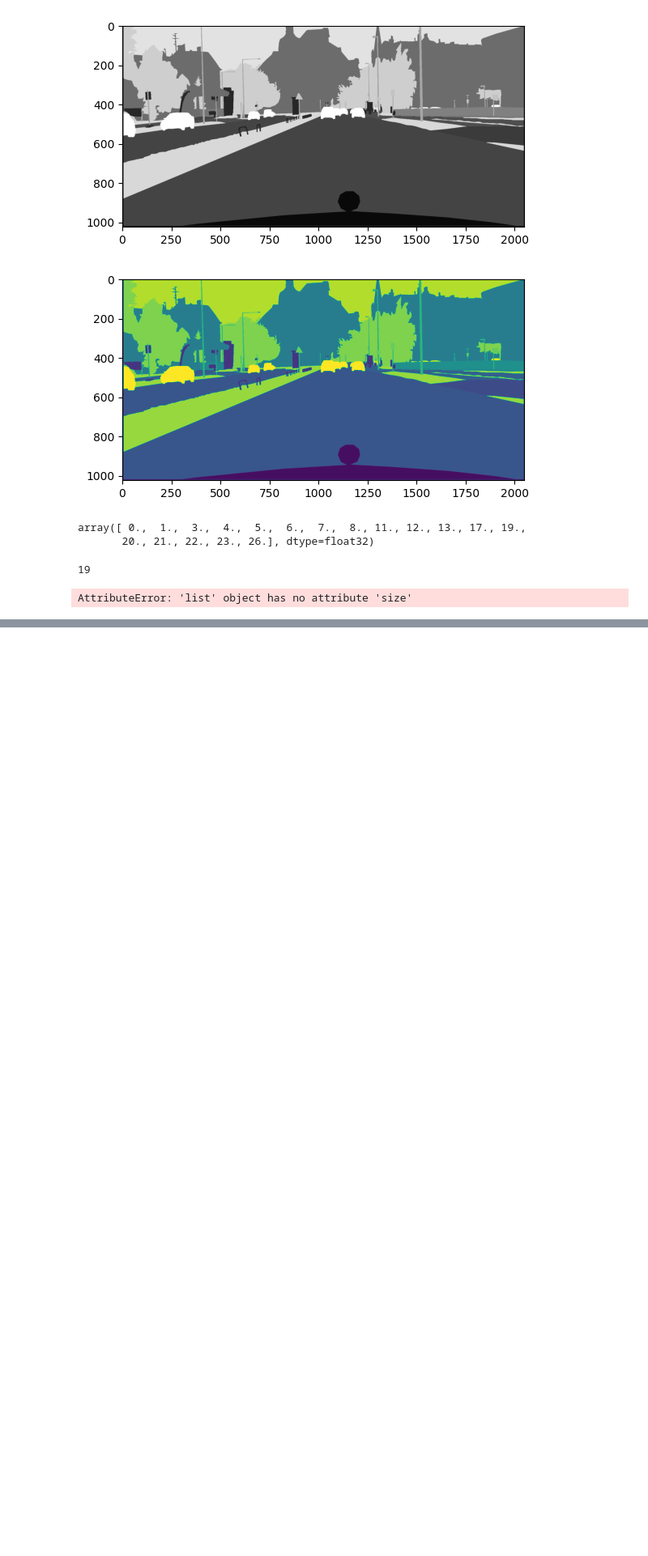
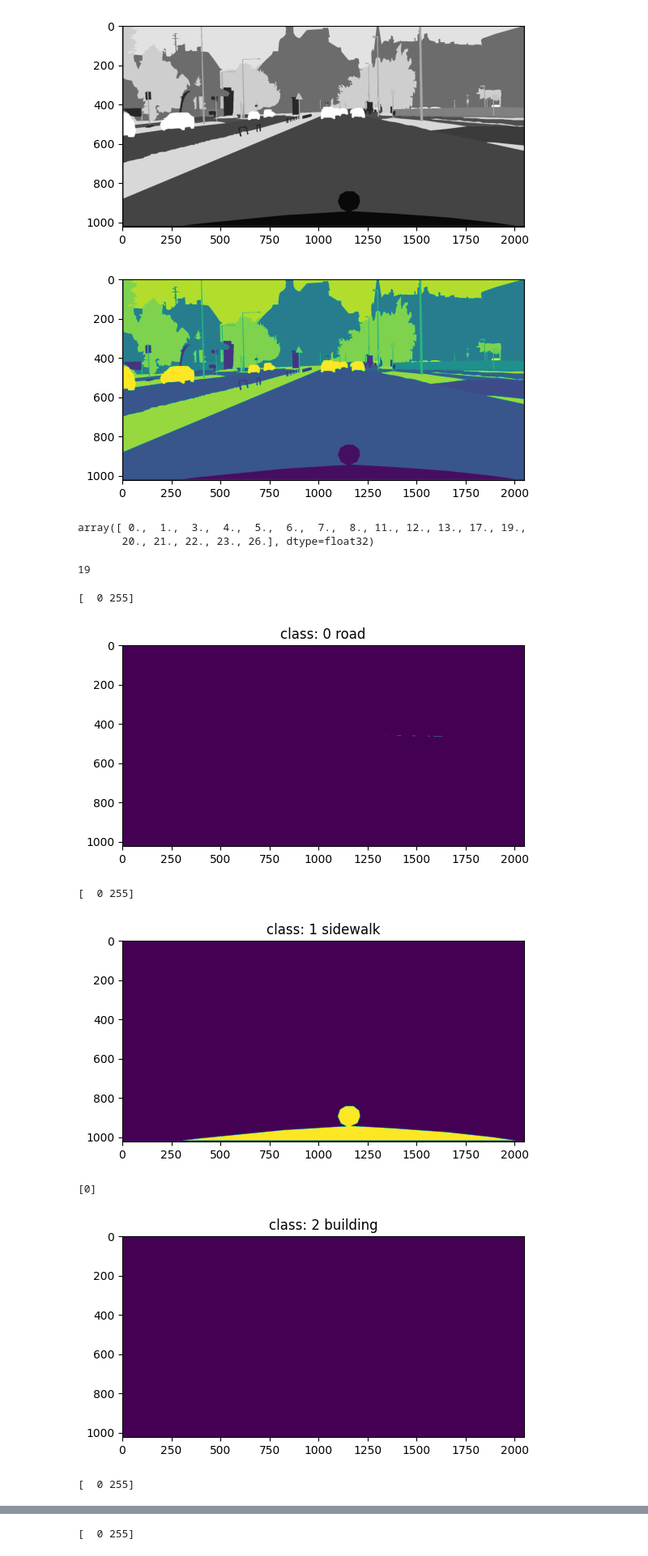
Before and after one commit to selenakkaya/FSS-self-driving-cars, a Jupyter notebook: exploration.ipynb, the cells around one changed output, grey strips where cells are left out. Shown: that part at 81% size. Cells and saved outputs as stored; diff of their text form; code cells hidden in the pictures; blank space fills up the shorter version.

```diff
--- a/exploration.ipynb
+++ b/exploration.ipynb
@@ -59,12 +59,19 @@ print(len(labels))
 19
 # %%
 for i in range(19):
-    mask = plt.imread(DATA_ROOT + '/labels/aachen_000001_000019_gtFine_labelIds.png')
+    mask = plt.imread(DATA_ROOT + '/labels/aachen_000001_000019_gtFine_labelIds.png')*255
+    mask = np.expand_dims(mask, axis=2)
     mask = np.where(mask == i, 255, 0)
     mask = mask[:,:,0]
     print(np.unique(mask))
     plt.title(f'class: {i} {labels[i]}')
     plt.imshow(mask)
     plt.show()
 # %% [output]
-AttributeError: 'list' object has no attribute 'size'
+[  0 255]
+[figure, added]
+[  0 255]
+[figure, added]
+[0]
+[figure, added]
+[  0 255]
@@ -70,0 +79 @@ AttributeError: 'list' object has no attribute 'size'
+[  0 255]
```
Also changed, not shown: parts of 1 cell of this notebook.
